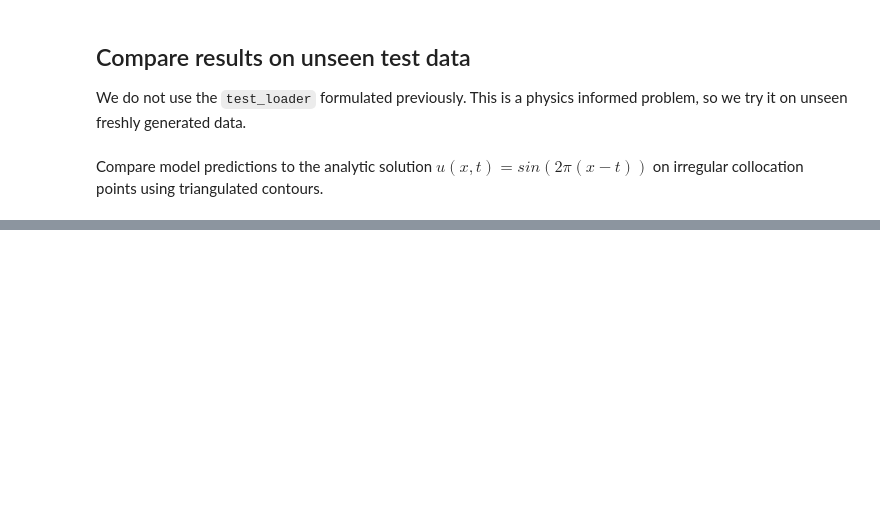
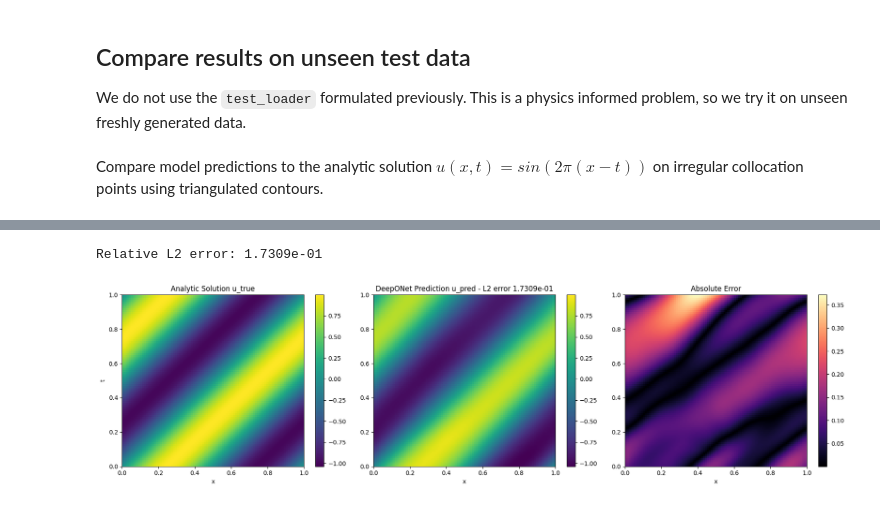
Before and after one commit to EladMichael/neuromancer, a Jupyter notebook: examples/neural_operators/Part_6_PIDeepONet_Advection_aligned.ipynb, the cells around one changed output, grey strips where cells are left out. Drawn from its saved outputs; the diff is of its cells as text; code cells hidden in the pictures; blank space fills up the shorter version.

```diff
--- a/examples/neural_operators/Part_6_PIDeepONet_Advection_aligned.ipynb
+++ b/examples/neural_operators/Part_6_PIDeepONet_Advection_aligned.ipynb
@@ -610,0 +641,49 @@ rel_l2: 1.6777e+00
+# %%
+# Calculate error map
+error = np.abs(u_true - u_pred)
+
+# Relative L2 error
+rel_l2 = np.linalg.norm(u_true - u_pred) / np.linalg.norm(u_true)
+print(f"Relative L2 error: {rel_l2:.4e}")
+
+# Setup the figure with 3 subplots
+# Plot
+vmin = min(u_true.min(), u_pred.min())
+vmax = max(u_true.max(), u_pred.max())
+fig, axes = plt.subplots(1, 3, figsize=(18, 5))
+
+# Common parameters for the solution plots
+plot_params = {
+    "origin": "lower",
+    "aspect": "auto",
+    "vmin": vmin,
+    "vmax": vmax,
+    "extent": [0, 1, 0, 1],
+}
+
+# 1. Plot True Solution
+im1 = axes[0].imshow(u_true, **plot_params)
+axes[0].set_title("Analytic Solution u_true")
+axes[0].set_xlabel("x")
+axes[0].set_ylabel("t")
+fig.colorbar(im1, ax=axes[0])
+
+# 2. Plot Predicted Solution
+im2 = axes[1].imshow(u_pred, **plot_params)
+axes[1].set_title(f"DeepONet Prediction u_pred - L2 error {rel_l2:.4e}")
+axes[1].set_xlabel("x")
+fig.colorbar(im2, ax=axes[1])
+
+# 3. Plot Absolute Error
+im3 = axes[2].imshow(
+    error, origin="lower", aspect="auto", cmap="magma", extent=[0, 1, 0, 1]
+)
+axes[2].set_title("Absolute Error")
+axes[2].set_xlabel("x")
+fig.colorbar(im3, ax=axes[2])
+
+plt.tight_layout()
+plt.show()
+# %% [output]
+Relative L2 error: 1.7309e-01
+[figure, added]
```
Also changed, not shown: parts of 19 cells of this notebook.
